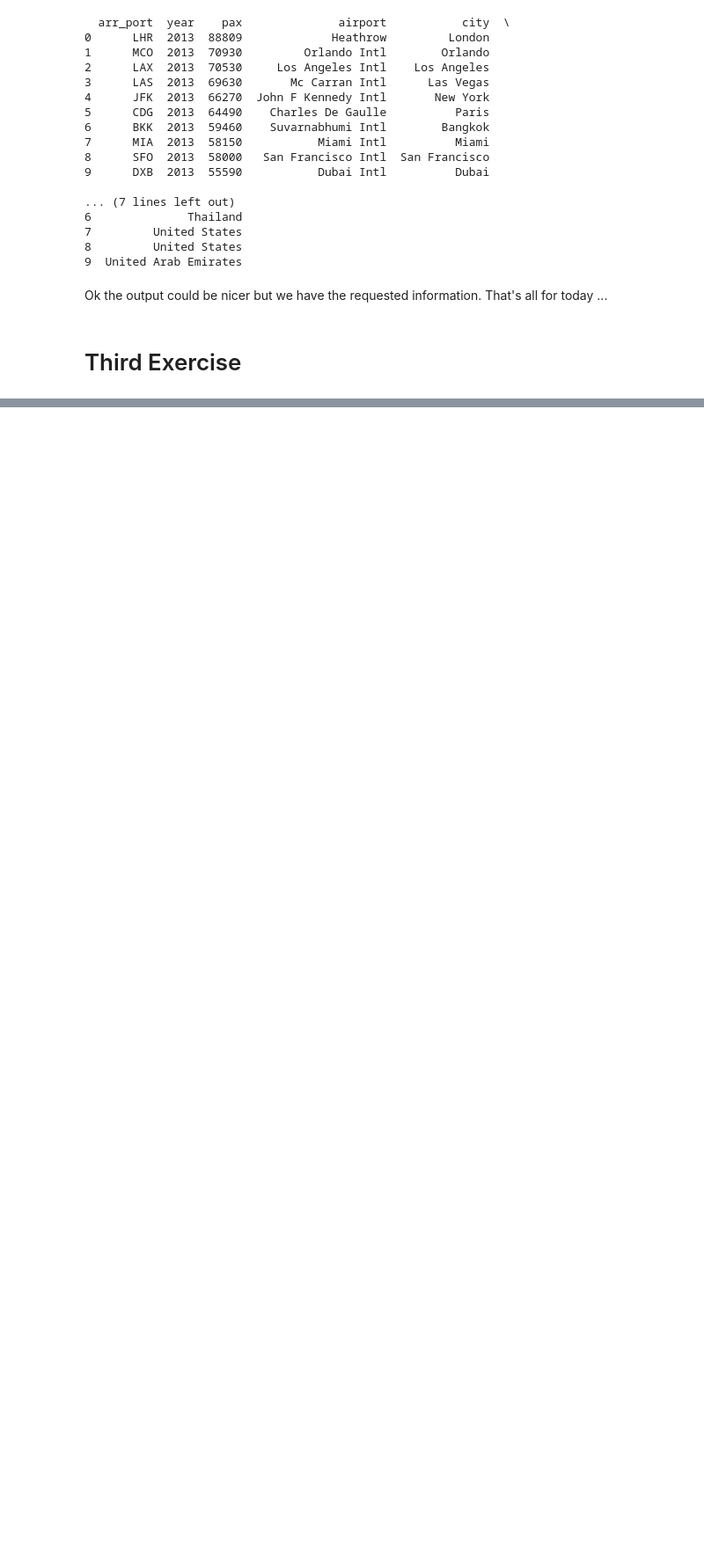
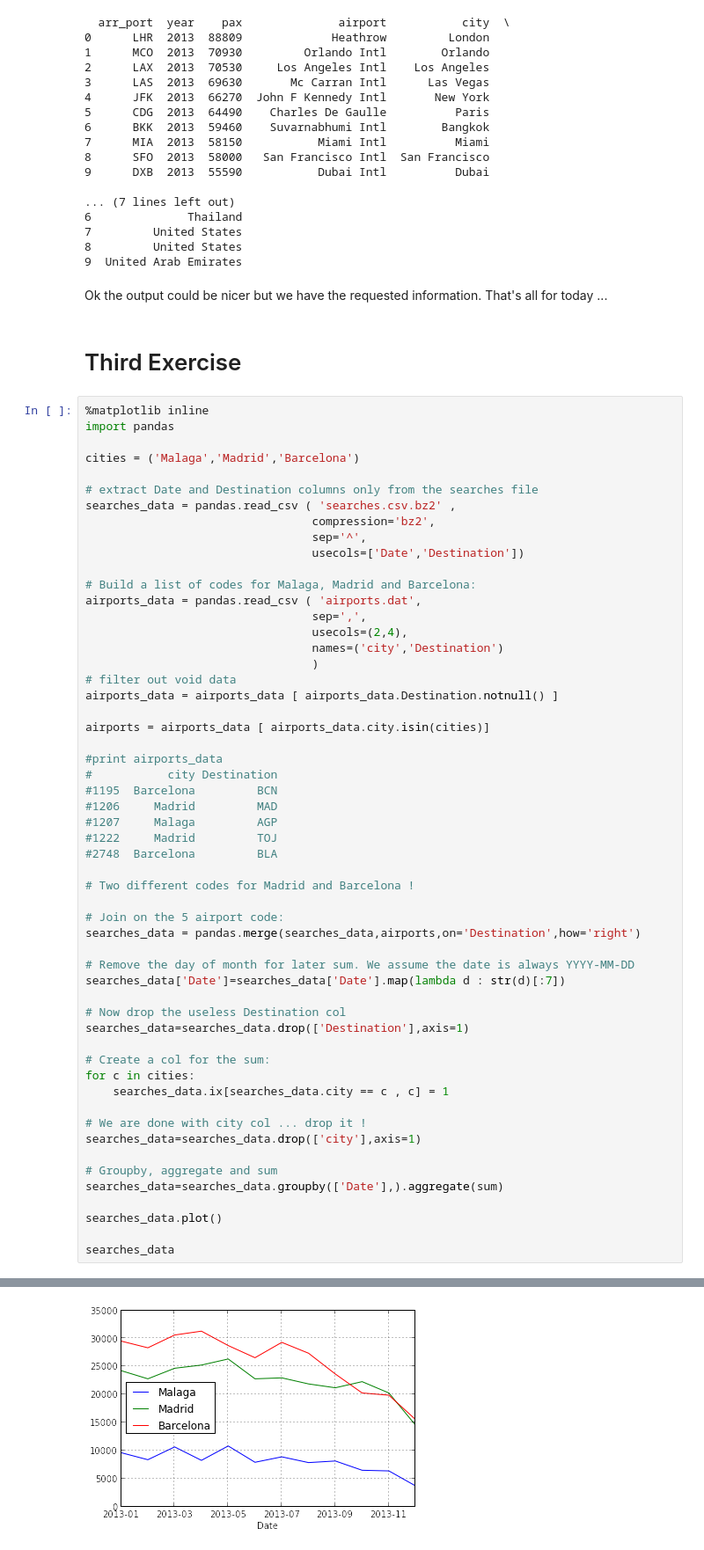
Before and after one commit to candidate-sg/technical_test, a Jupyter notebook: PythonTechnicalTest.ipynb, the cells around one changed output, grey strips where cells are left out. Shown: that part at 88% size. Saved outputs shown, nothing was run; the diff lists cells and outputs as text; blank space fills up the shorter version.

```diff
--- a/PythonTechnicalTest.ipynb
+++ b/PythonTechnicalTest.ipynb
@@ -197,3 +197,59 @@ print pandas.merge(bookings_data,airports_data,on='arr_port',how='left')
 Ok the output could be nicer but we have the requested information. That's all for today ...
 # %% [markdown]
 # Third Exercise
+# %%
+%matplotlib inline
+import pandas
+
+cities = ('Malaga','Madrid','Barcelona')
+
+# extract Date and Destination columns only from the searches file
+searches_data = pandas.read_csv ( 'searches.csv.bz2' ,
+                                 compression='bz2',
+                                 sep='^',
+                                 usecols=['Date','Destination'])
+
+# Build a list of codes for Malaga, Madrid and Barcelona:
+airports_data = pandas.read_csv ( 'airports.dat',
+                                 sep=',',
+                                 usecols=(2,4),
+                                 names=('city','Destination')
+                                 )
+# filter out void data
+airports_data = airports_data [ airports_data.Destination.notnull() ]
+
+airports = airports_data [ airports_data.city.isin(cities)]
+
+#print airports_data
+#           city Destination
+#1195  Barcelona         BCN
+#1206     Madrid         MAD
+#1207     Malaga         AGP
+#1222     Madrid         TOJ
+#2748  Barcelona         BLA
+
+# Two different codes for Madrid and Barcelona !
+
+# Join on the 5 airport code:
+searches_data = pandas.merge(searches_data,airports,on='Destination',how='right')
+
+# Remove the day of month for later sum. We assume the date is always YYYY-MM-DD
+searches_data['Date']=searches_data['Date'].map(lambda d : str(d)[:7])
+
+# Now drop the useless Destination col
+searches_data=searches_data.drop(['Destination'],axis=1)
+
+# Create a col for the sum:
+for c in cities:
+    searches_data.ix[searches_data.city == c , c] = 1
+
+# We are done with city col ... drop it !
+searches_data=searches_data.drop(['city'],axis=1)
+
+# Groupby, aggregate and sum
+searches_data=searches_data.groupby(['Date'],).aggregate(sum)
+
+searches_data.plot()
+
+searches_data
+# %% [output]
@@ -199,0 +270 @@ Ok the output could be nicer but we have the requested information. That's all f
+[figure, added]
```
Also changed, not shown: parts of 2 cells of this notebook.
